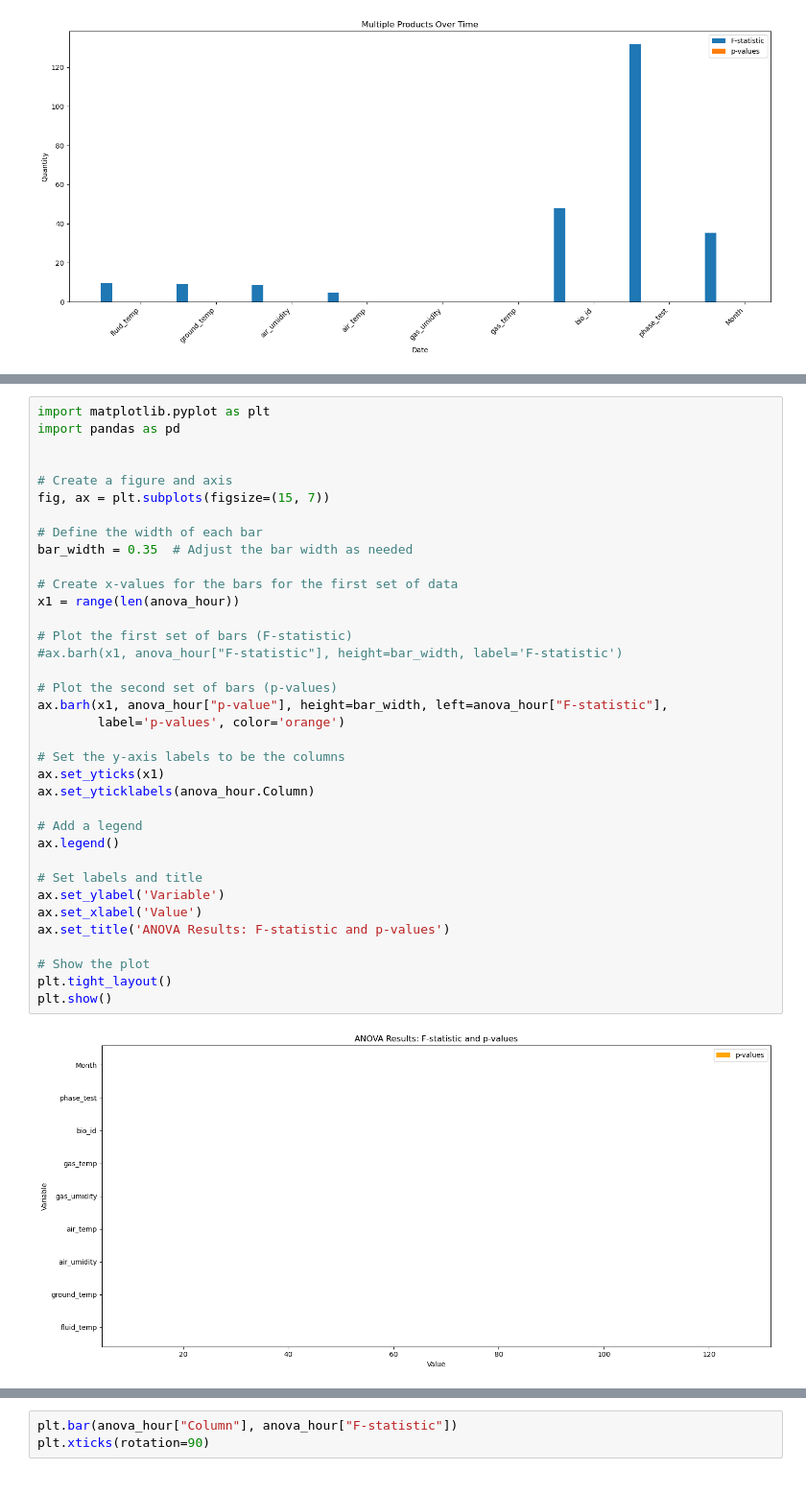
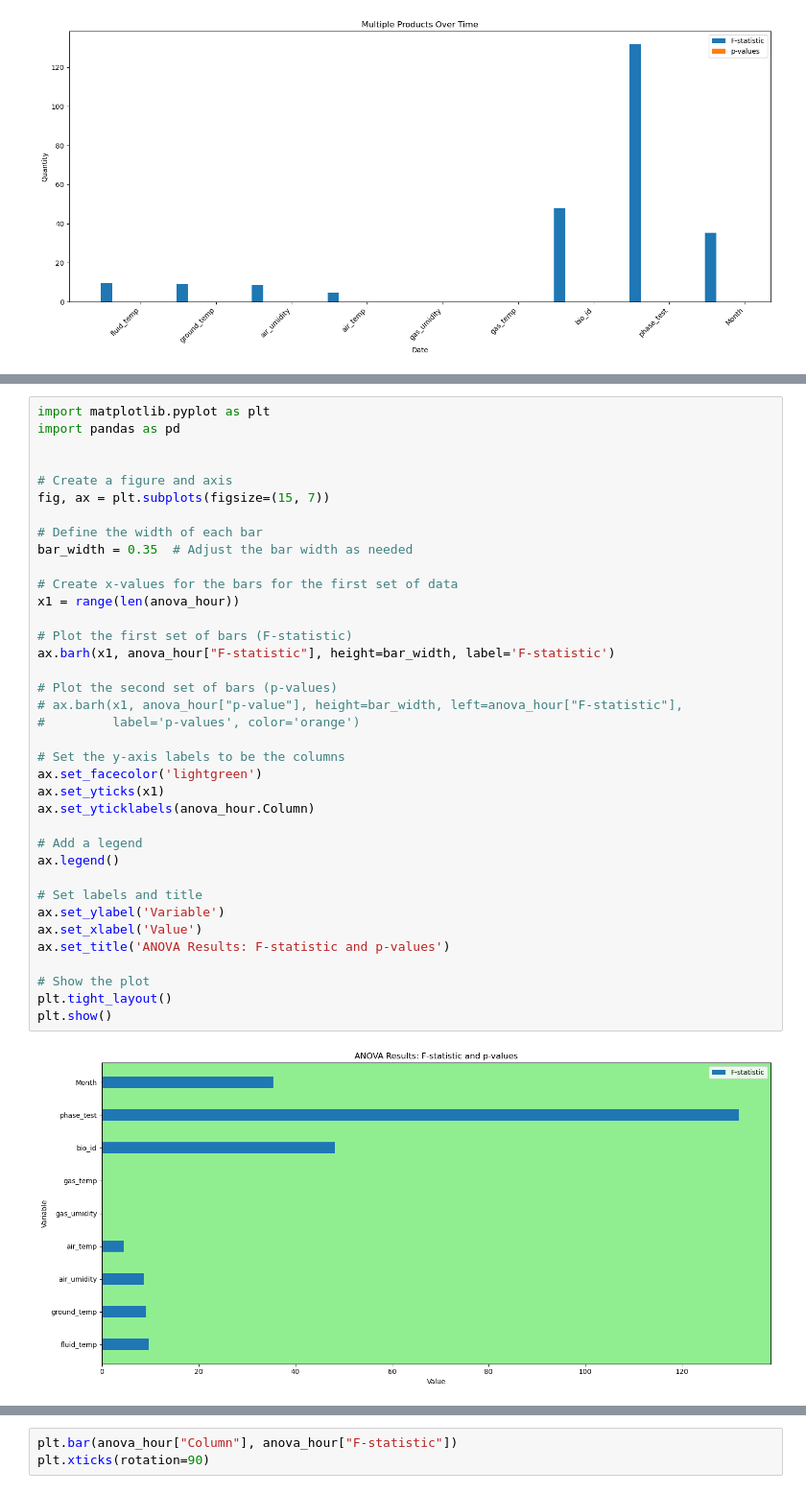
Before and after one commit to Nyotabenson/BGS, a Jupyter notebook: BGS_MODEL.ipynb, the cells around one changed output, grey strips where cells are left out. Shown: that part at 96% size. Drawn from its saved outputs; the diff is of its cells as text.

Commit message:
facecolor

```diff
--- a/BGS_MODEL.ipynb
+++ b/BGS_MODEL.ipynb
@@ -1006,38 +968,39 @@ plt.show()
-# %%
-import matplotlib.pyplot as plt
-import pandas as pd
-
-
-# Create a figure and axis
-fig, ax = plt.subplots(figsize=(15, 7))
-
-# Define the width of each bar
-bar_width = 0.35  # Adjust the bar width as needed
-
-# Create x-values for the bars for the first set of data
-x1 = range(len(anova_hour))
-
-# Plot the first set of bars (F-statistic)
-#ax.barh(x1, anova_hour["F-statistic"], height=bar_width, label='F-statistic')
-
-# Plot the second set of bars (p-values)
-ax.barh(x1, anova_hour["p-value"], height=bar_width, left=anova_hour["F-statistic"],
-        label='p-values', color='orange')
-
-# Set the y-axis labels to be the columns
-ax.set_yticks(x1)
-ax.set_yticklabels(anova_hour.Column)
-
-# Add a legend
-ax.legend()
-
-# Set labels and title
-ax.set_ylabel('Variable')
-ax.set_xlabel('Value')
-ax.set_title('ANOVA Results: F-statistic and p-values')
-
-# Show the plot
-plt.tight_layout()
-plt.show()
-# %% [output]
-[figure, removed]
+# %%
+import matplotlib.pyplot as plt
+import pandas as pd
+
+
+# Create a figure and axis
+fig, ax = plt.subplots(figsize=(15, 7))
+
+# Define the width of each bar
+bar_width = 0.35  # Adjust the bar width as needed
+
+# Create x-values for the bars for the first set of data
+x1 = range(len(anova_hour))
+
+# Plot the first set of bars (F-statistic)
+ax.barh(x1, anova_hour["F-statistic"], height=bar_width, label='F-statistic')
+
+# Plot the second set of bars (p-values)
+# ax.barh(x1, anova_hour["p-value"], height=bar_width, left=anova_hour["F-statistic"],
+#         label='p-values', color='orange')
+
+# Set the y-axis labels to be the columns
+ax.set_facecolor('lightgreen')
+ax.set_yticks(x1)
+ax.set_yticklabels(anova_hour.Column)
+
+# Add a legend
+ax.legend()
+
+# Set labels and title
+ax.set_ylabel('Variable')
+ax.set_xlabel('Value')
+ax.set_title('ANOVA Results: F-statistic and p-values')
+
+# Show the plot
+plt.tight_layout()
+plt.show()
+# %% [output]
+[figure, added]
```
Also changed, not shown: parts of 46 cells of this notebook, 1 other file.
